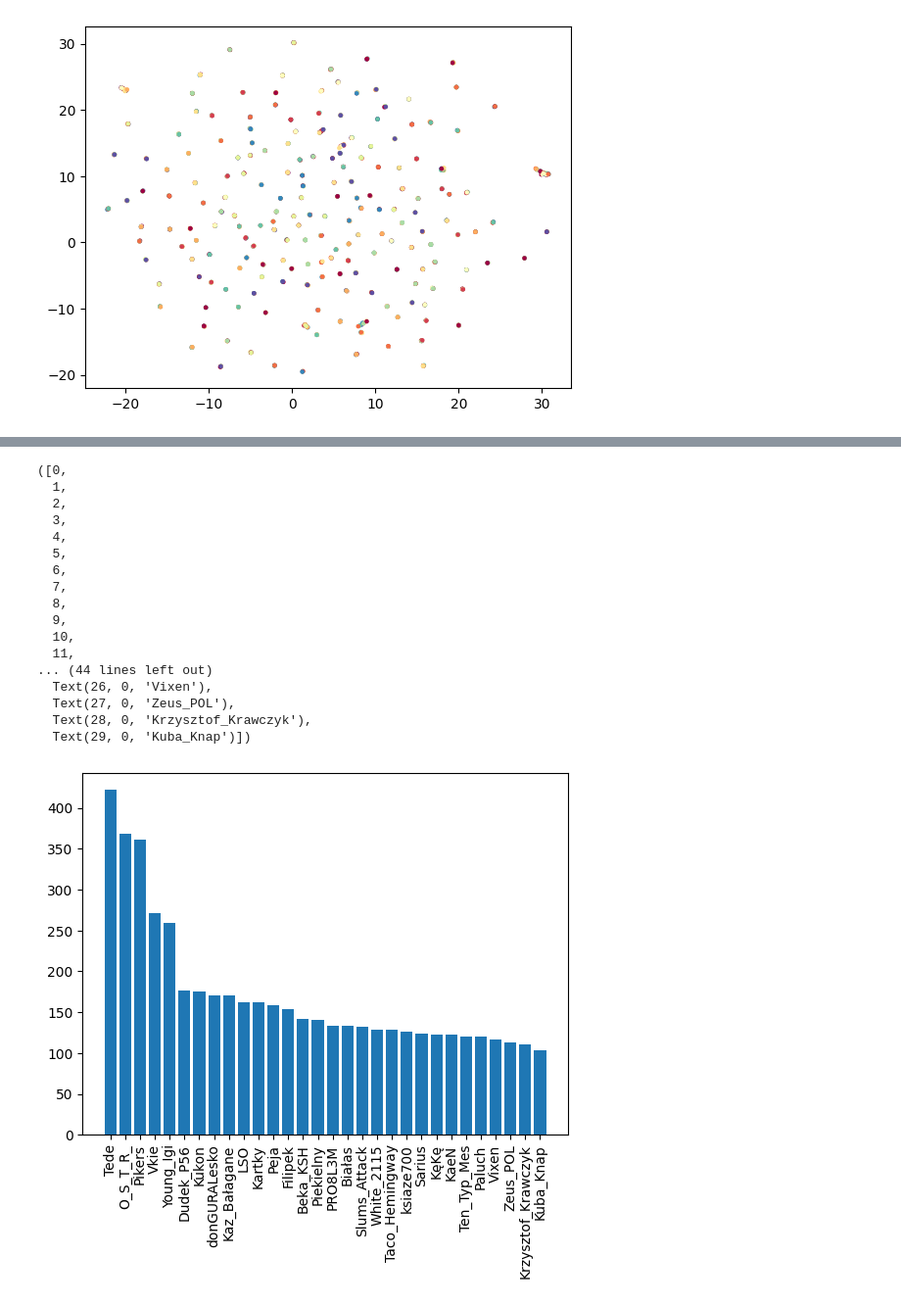
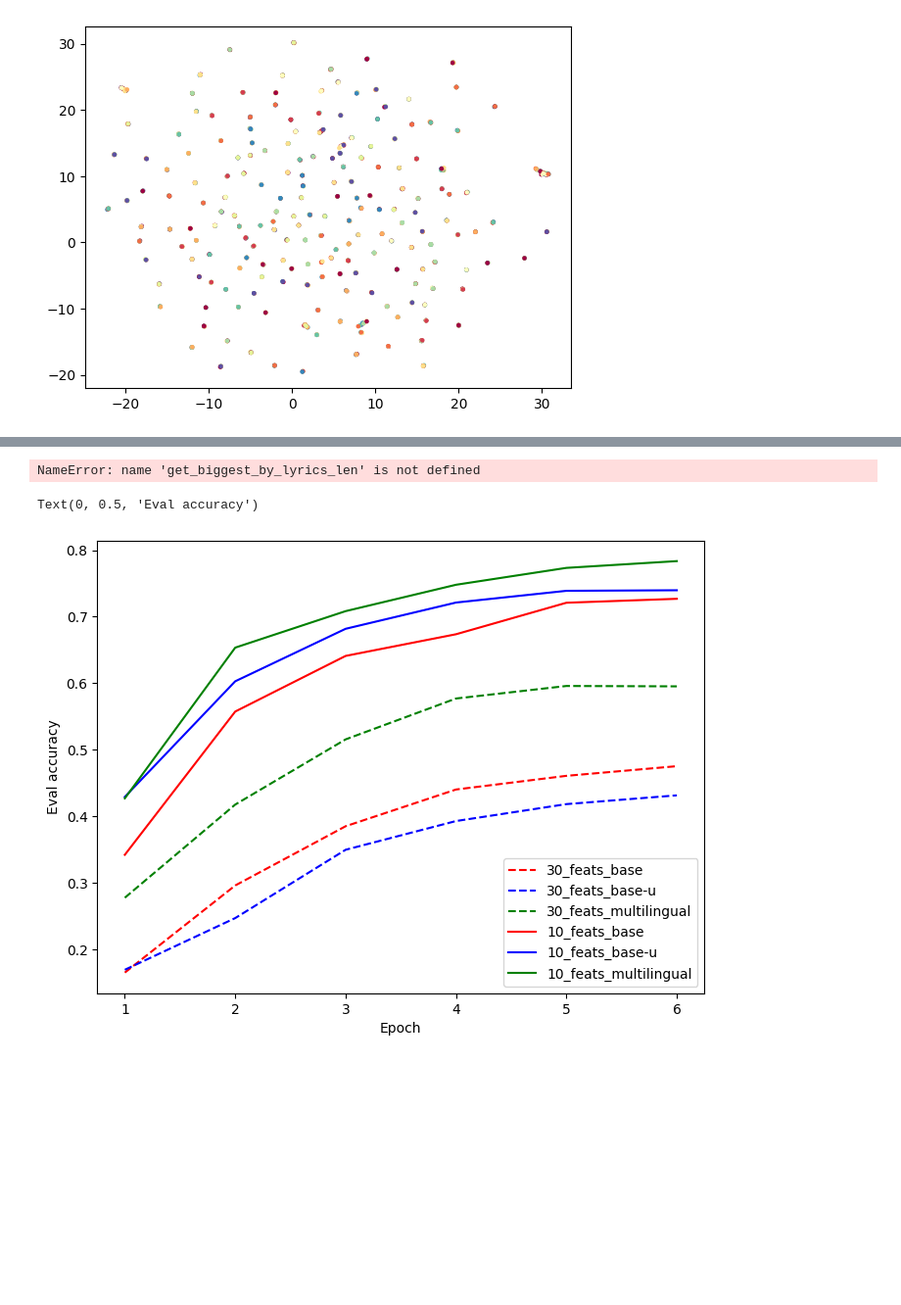
Before and after one commit to IndoIence/Music_Analysis, a Jupyter notebook: data_graphs.ipynb, the cells around one changed output, grey strips where cells are left out. Shown at 98% size. Saved outputs shown, nothing was run; the diff lists cells and outputs as text; code cells hidden in the pictures; blank space fills up the shorter version.

```diff
--- a/data_graphs.ipynb
+++ b/data_graphs.ipynb
@@ -241,24 +182,8 @@ To enable the following instructions: AVX2 AVX_VNNI FMA, in other operations, re
 # %%
-songs_nr = [len(a.solo_songs) for a in top30]
+top30 = get_biggest_by_lyrics_len(30, only_art=True)
+
+songs_nr = [len(a.songs) for a in top30]
 
 plt.bar([a.name_sanitized for a in top30], songs_nr)
-plt.xticks(rotation=90)
 # %% [output]
-([0,
-  1,
-  2,
-  3,
-  4,
-  5,
-  6,
-  7,
-  8,
-  9,
-  10,
-  11,
-... (44 lines left out)
-  Text(26, 0, 'Vixen'),
-  Text(27, 0, 'Zeus_POL'),
-  Text(28, 0, 'Krzysztof_Krawczyk'),
-  Text(29, 0, 'Kuba_Knap')])
+NameError: name 'get_biggest_by_lyrics_len' is not defined
-[figure, removed]
@@ -268,0 +190,36 @@ plt.xticks(rotation=90)
+# %%
+PATH_NAME = "plots/bert_comparison/"
+import pandas as pd
+from pathlib import Path
+path = Path(PATH_NAME)
+names = ["30_solo","30_feats", "10_solo", "10_feats"]
+for f in list(path.iterdir()):
+    if f.suffix != ".csv" or not f.is_file():
+        continue
+    f_name = f.stem
+    df = pd.read_csv(f)
+    # split into df of 6 rows
+    splits = [df.iloc[i:i+6] for i in range(0, len(df), 6)]
+    for split, name in zip(splits, names):
+        split.to_csv(path / f"{name}_{f_name}.csv", index=False)
+    # f.rename(path / 'old'/ f.name)
+# %%
+
+import matplotlib.pyplot as plt
+y = range(1,7)
+plt.figure(figsize=(8,6))
+for f in list(path.iterdir()):
+    if f.suffix != ".csv" or not f.is_file() or "solo" in f.stem:
+        continue
+    df = pd.read_csv(f)
+    color = "b" if "uncased" in f.stem else "r"
+    color = 'g' if 'multilingual' in f.stem else color
+    style = "--" if "30" in f.stem else "-"
+    name = "_".join(f.stem.split("_").pop(1))
+    plt.plot(y, df["eval_accuracy"], color+style, label = name)
+plt.legend()
+plt.xlabel("Epoch")
+plt.ylabel("Eval accuracy")
+# %% [output]
+Text(0, 0.5, 'Eval accuracy')
+[figure, added]
```
Also changed, not shown: parts of 6 cells of this notebook, 13 other files.
